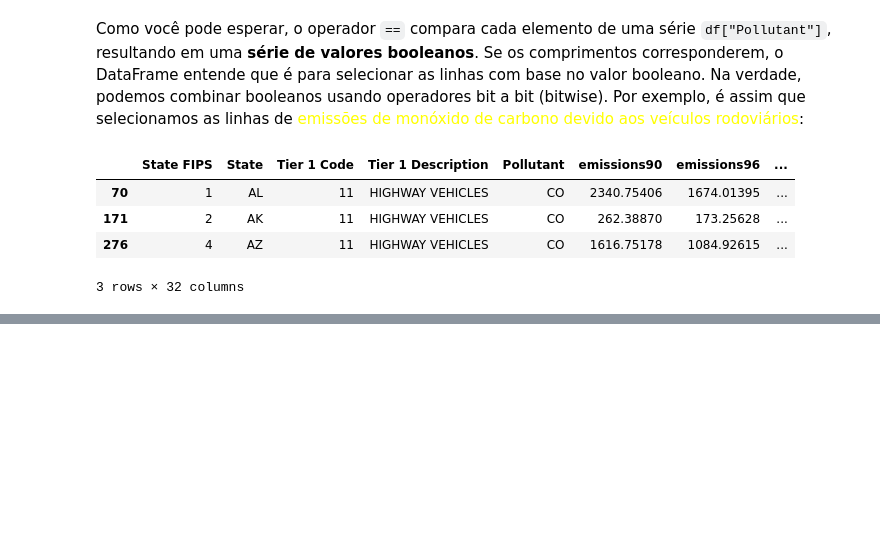
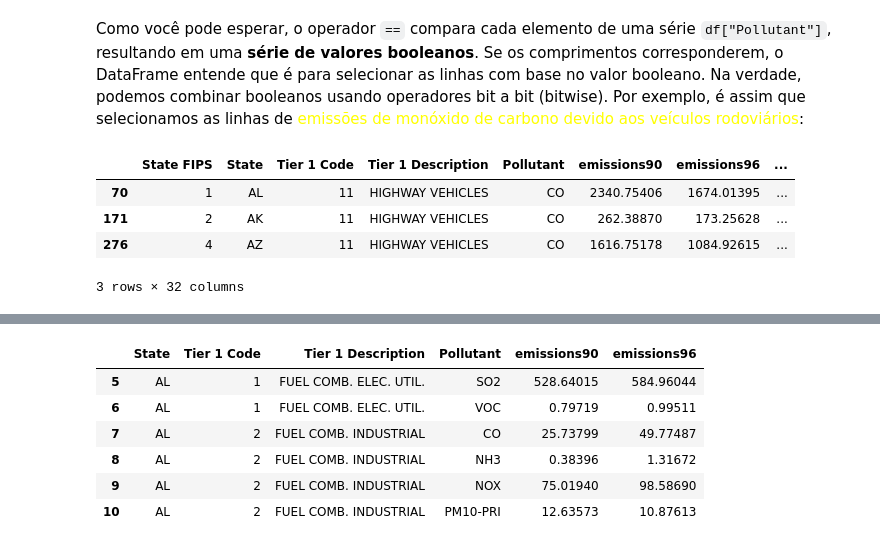
Before and after one commit to EddyGiusepe/Repasso_Python, a Jupyter notebook: Pandas_Library_with_Python.ipynb, the cells around one changed output, grey strips where cells are left out. Saved outputs shown, nothing was run; the diff lists cells and outputs as text; code cells hidden in the pictures; blank space fills up the shorter version.

```diff
--- a/Pandas_Library_with_Python.ipynb
+++ b/Pandas_Library_with_Python.ipynb
@@ -204,0 +222,10 @@ df_CO_HW.head(3)
+# %%
+df_c1_r5.head(10)
+# %% [output]
+|  | State | Tier 1 Code | Tier 1 Description | Pollutant | emissions90 | emissions96 |
+| 5 | AL | 1 | FUEL COMB. ELEC. UTIL. | SO2 | 528.64015 | 584.96044 |
+| 6 | AL | 1 | FUEL COMB. ELEC. UTIL. | VOC | 0.79719 | 0.99511 |
+| 7 | AL | 2 | FUEL COMB. INDUSTRIAL | CO | 25.73799 | 49.77487 |
+| 8 | AL | 2 | FUEL COMB. INDUSTRIAL | NH3 | 0.38396 | 1.31672 |
+| 9 | AL | 2 | FUEL COMB. INDUSTRIAL | NOX | 75.01940 | 98.58690 |
+| 10 | AL | 2 | FUEL COMB. INDUSTRIAL | PM10-PRI | 12.63573 | 10.87613 |
```
Also changed, not shown: parts of 14 cells of this notebook.
